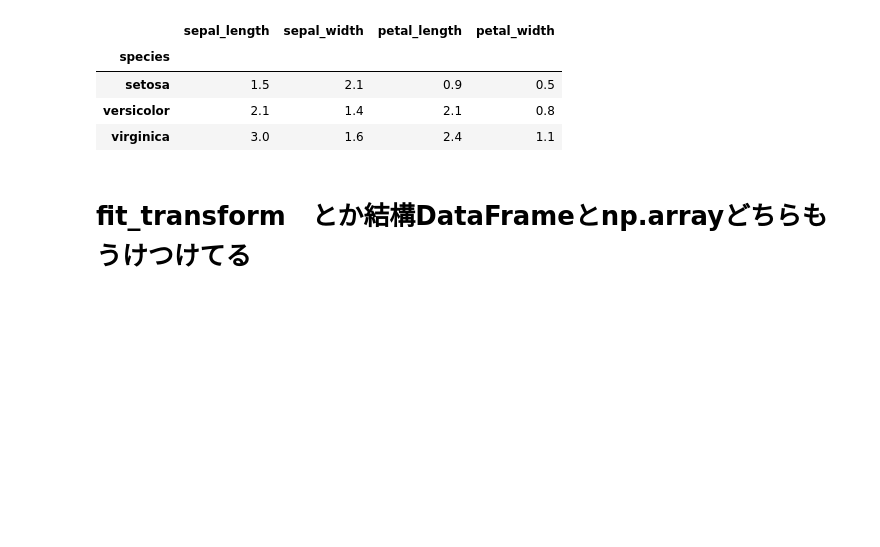
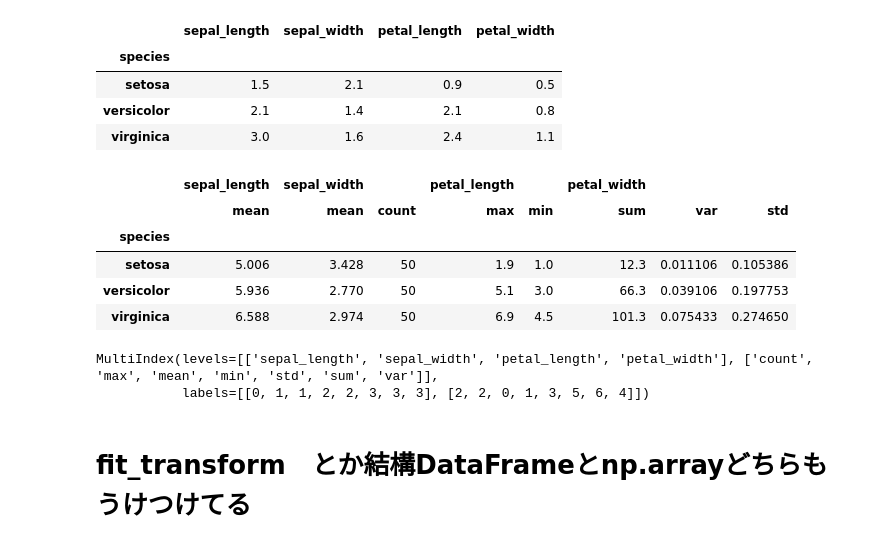
Before and after one commit to keeesuke/study_machinelearning, a Jupyter notebook: 備考.ipynb, the cells around one changed output. Drawn from its saved outputs; the diff is of its cells as text; code cells hidden in the pictures; blank space fills up the shorter version.

```diff
--- a/備考.ipynb
+++ b/備考.ipynb
@@ -118,6 +169,24 @@ iris_df.groupby('species').agg(lambda x: max(x)-min(x))
 | setosa | 1.5 | 2.1 | 0.9 | 0.5 |
 | versicolor | 2.1 | 1.4 | 2.1 | 0.8 |
 | virginica | 3.0 | 1.6 | 2.4 | 1.1 |
+# %%
+iris_agg = iris_df.groupby('species').agg({"sepal_length": "mean",
+                "sepal_width": ["mean","count"],
+                "petal_length": ["max","min"],
+                "petal_width": ["sum","var","std"]})
+iris_agg
+# %% [output]
+|  | sepal_length | sepal_width |  | petal_length |  | petal_width |  |  |
+|  | mean | mean | count | max | min | sum | var | std |
+| species |  |  |  |  |  |  |  |  |
+| setosa | 5.006 | 3.428 | 50 | 1.9 | 1.0 | 12.3 | 0.011106 | 0.105386 |
+| versicolor | 5.936 | 2.770 | 50 | 5.1 | 3.0 | 66.3 | 0.039106 | 0.197753 |
+| virginica | 6.588 | 2.974 | 50 | 6.9 | 4.5 | 101.3 | 0.075433 | 0.274650 |
+# %%
+iris_agg.columns
+# %% [output]
+MultiIndex(levels=[['sepal_length', 'sepal_width', 'petal_length', 'petal_width'], ['count', 'max', 'mean', 'min', 'std', 'sum', 'var']],
+           labels=[[0, 1, 1, 2, 2, 3, 3, 3], [2, 2, 0, 1, 3, 5, 6, 4]])
 # %% [markdown]
 # fit_transform　とか結構DataFrameとnp.arrayどちらもうけつけてる
 # %% [markdown]
```
Also changed, not shown: parts of 38 cells of this notebook, 1 other file.
